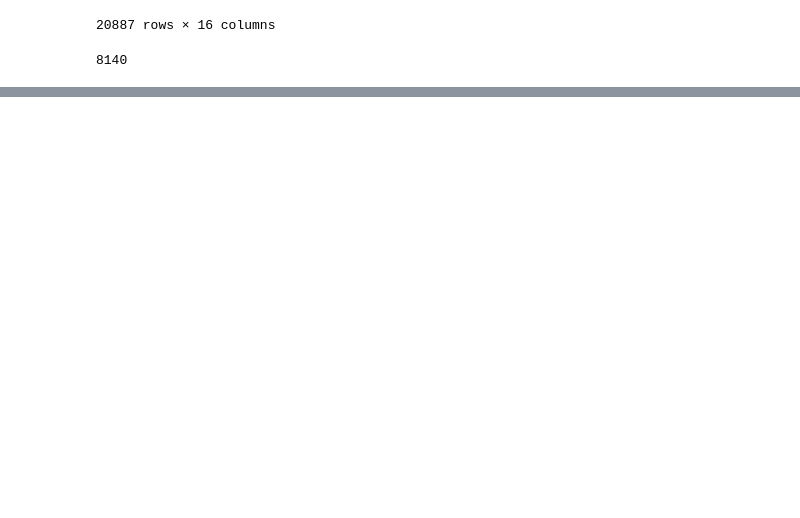
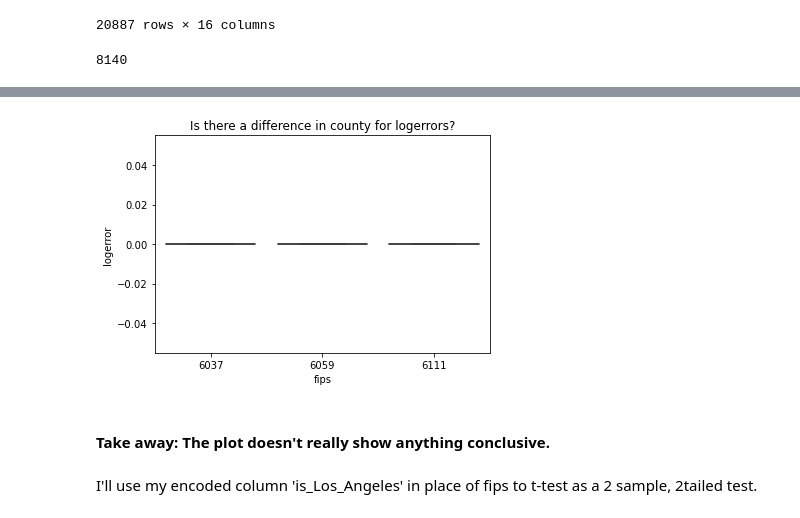
Before and after one commit to jeneyring/Clustering-Final-Project, a Jupyter notebook: Scratchpad.ipynb, the cells around one changed output, grey strips where cells are left out. Saved outputs shown, nothing was run; the diff lists cells and outputs as text; code cells hidden in the pictures; blank space fills up the shorter version.

```diff
--- a/Scratchpad.ipynb
+++ b/Scratchpad.ipynb
@@ -444,0 +482,12 @@ train
+# %%
+#plotting fips to logerror
+sample = train.sample(50)
+sns.boxplot(sample.fips, sample.logerror)
+plt.title("Is there a difference in county for logerrors?")
+plt.show()
+# %% [output]
+[figure, added]
+# %% [markdown]
+#### Take away: The plot doesn't really show anything conclusive.
+# %% [markdown]
+I'll use my encoded column 'is_Los_Angeles' in place of fips to t-test as a 2 sample, 2tailed test.
```
Also changed, not shown: parts of 15 cells of this notebook.
